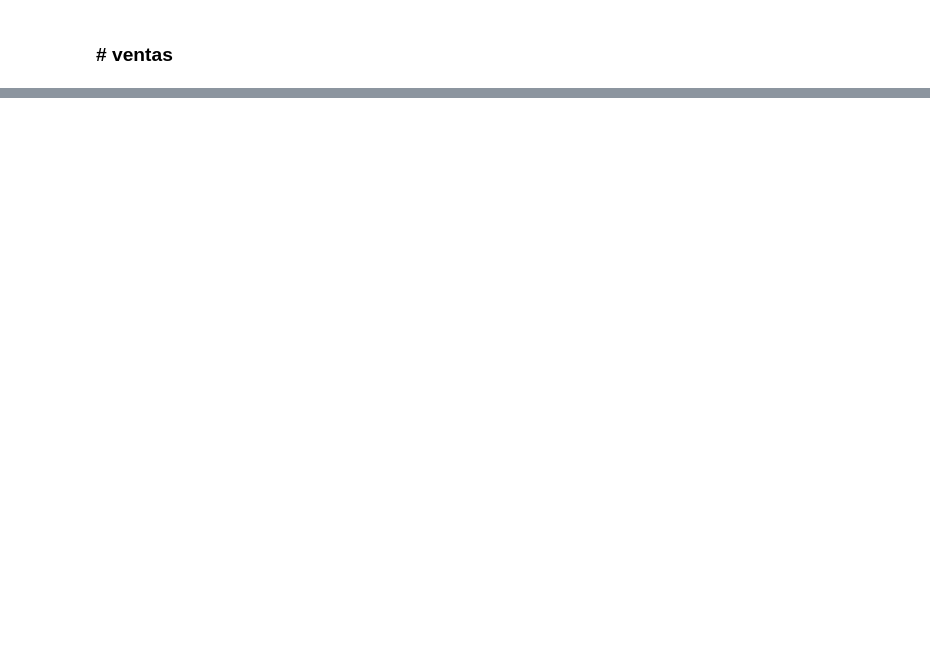
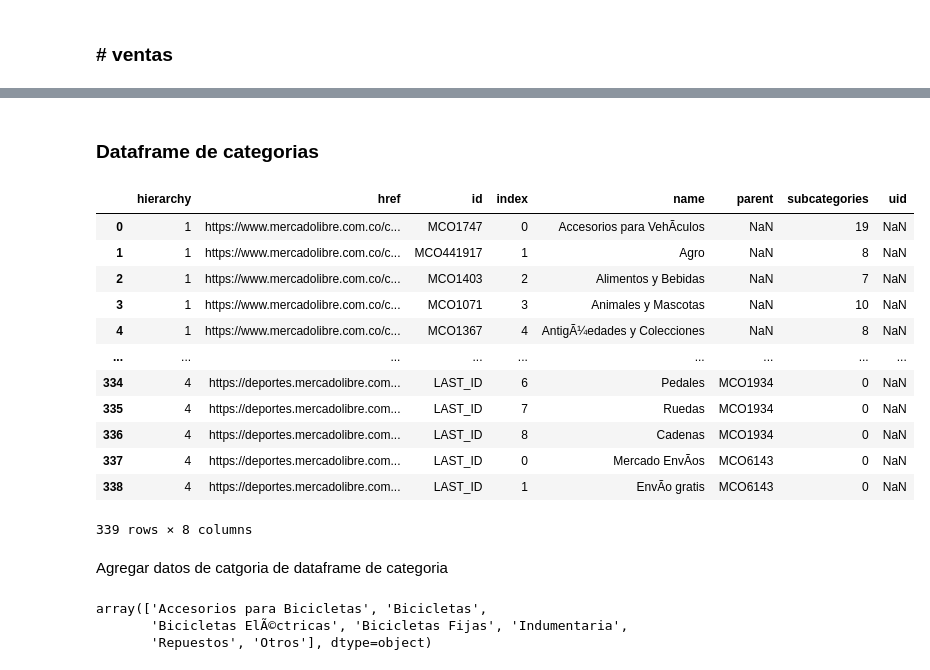
Before and after one commit to 91-julian-sanchez/big-commerce, a Jupyter notebook: _datascience/Best seller.ipynb, the cells around one changed output, grey strips where cells are left out. Cells and saved outputs as stored; diff of their text form; code cells hidden in the pictures; blank space fills up the shorter version.

```diff
--- a/_datascience/Best seller.ipynb
+++ b/_datascience/Best seller.ipynb
@@ -114,0 +171,22 @@ memory usage: 358.4+ KB
+# %% [markdown]
+### Dataframe de categorias
+# %%
+df2 = pd.read_csv(f'../.output/{PID}-{MARKTPLACE}-{COUNTRY}-categories.csv', encoding = "ISO-8859-1")
+categories_df = df2.copy()
+categories_df
+# %% [output]
+|  | hierarchy | href | id | index | name | parent | subcategories | uid |
+| 0 | 1 | https://www.mercadolibre.com.co/c... | MCO1747 | 0 | Accesorios para VehÃ­culos | NaN | 19 | NaN |
+| 1 | 1 | https://www.mercadolibre.com.co/c... | MCO441917 | 1 | Agro | NaN | 8 | NaN |
+| 2 | 1 | https://www.mercadolibre.com.co/c... | MCO1403 | 2 | Alimentos y Bebidas | NaN | 7 | NaN |
+| 3 | 1 | https://www.mercadolibre.com.co/c... | MCO1071 | 3 | Animales y Mascotas | NaN | 10 | NaN |
+| 4 | 1 | https://www.mercadolibre.com.co/c... | MCO1367 | 4 | AntigÃ¼edades y Colecciones | NaN | 8 | NaN |
+| ... | ... | ... | ... | ... | ... | ... | ... | ... |
+| 334 | 4 | https://deportes.mercadolibre.com... | LAST_ID | 6 | Pedales | MCO1934 | 0 | NaN |
+| 335 | 4 | https://deportes.mercadolibre.com... | LAST_ID | 7 | Ruedas | MCO1934 | 0 | NaN |
+| 336 | 4 | https://deportes.mercadolibre.com... | LAST_ID | 8 | Cadenas | MCO1934 | 0 | NaN |
+| 337 | 4 | https://deportes.mercadolibre.com... | LAST_ID | 0 | Mercado EnvÃ­os | MCO6143 | 0 | NaN |
+| 338 | 4 | https://deportes.mercadolibre.com... | LAST_ID | 1 | EnvÃ­o gratis | MCO6143 | 0 | NaN |
+339 rows × 8 columns
+# %% [markdown]
+Agregar datos de catgoria de dataframe de categoria
@@ -114,0 +200,6 @@ memory usage: 358.4+ KB
+# %%
+products_df['category_name'].unique()
+# %% [output]
+array(['Accesorios para Bicicletas', 'Bicicletas',
+       'Bicicletas ElÃ©ctricas', 'Bicicletas Fijas', 'Indumentaria',
+       'Repuestos', 'Otros'], dtype=object)
```
Also changed, not shown: parts of 25 cells of this notebook, 4 other files.
